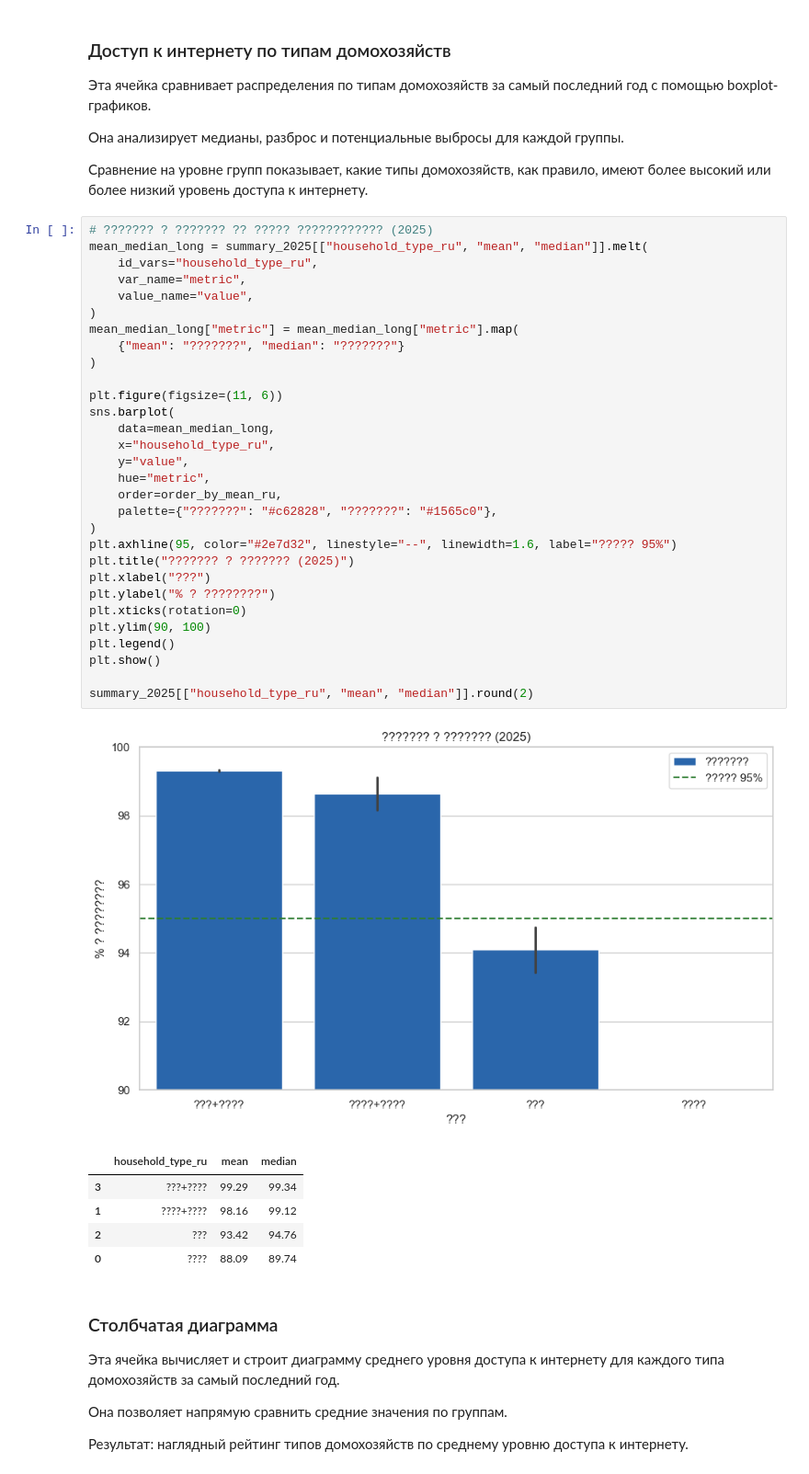
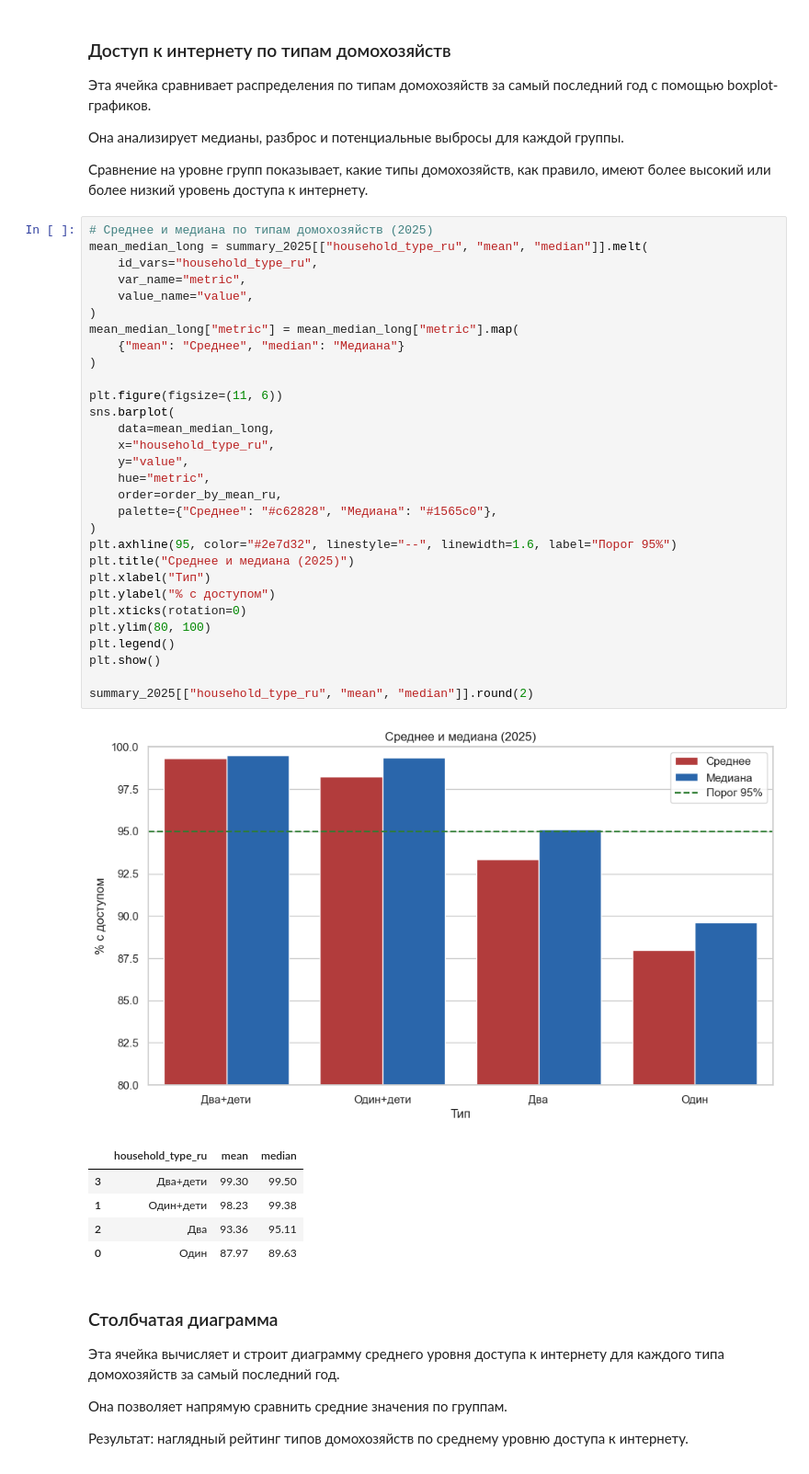
Before and after one commit to slendchat/MStAD, a Jupyter notebook: ind01.ipynb, the cells around one changed output. Shown at 92% size. Cells and saved outputs as stored; diff of their text form.

```diff
--- a/ind01.ipynb
+++ b/ind01.ipynb
@@ -359,42 +380,42 @@ plt.show()
 
 Сравнение на уровне групп показывает, какие типы домохозяйств, как правило, имеют более высокий или более низкий уровень доступа к интернету.
 # %%
-# ??????? ? ??????? ?? ????? ???????????? (2025)
+# Среднее и медиана по типам домохозяйств (2025)
 mean_median_long = summary_2025[["household_type_ru", "mean", "median"]].melt(
     id_vars="household_type_ru",
     var_name="metric",
     value_name="value",
 )
 mean_median_long["metric"] = mean_median_long["metric"].map(
-    {"mean": "???????", "median": "???????"}
+    {"mean": "Среднее", "median": "Медиана"}
 )
 
 plt.figure(figsize=(11, 6))
 sns.barplot(
     data=mean_median_long,
     x="household_type_ru",
     y="value",
     hue="metric",
     order=order_by_mean_ru,
-    palette={"???????": "#c62828", "???????": "#1565c0"},
+    palette={"Среднее": "#c62828", "Медиана": "#1565c0"},
 )
-plt.axhline(95, color="#2e7d32", linestyle="--", linewidth=1.6, label="????? 95%")
-plt.title("??????? ? ??????? (2025)")
-plt.xlabel("???")
-plt.ylabel("% ? ????????")
+plt.axhline(95, color="#2e7d32", linestyle="--", linewidth=1.6, label="Порог 95%")
+plt.title("Среднее и медиана (2025)")
+plt.xlabel("Тип")
+plt.ylabel("% с доступом")
 plt.xticks(rotation=0)
-plt.ylim(90, 100)
+plt.ylim(80, 100)
 plt.legend()
 plt.show()
 
 summary_2025[["household_type_ru", "mean", "median"]].round(2)
 # %% [output]
-[figure, old version]
+[figure, new version]
 |  | household_type_ru | mean | median |
-| 3 | ???+???? | 99.29 | 99.34 |
-| 1 | ????+???? | 98.16 | 99.12 |
-| 2 | ??? | 93.42 | 94.76 |
-| 0 | ???? | 88.09 | 89.74 |
+| 3 | Два+дети | 99.30 | 99.50 |
+| 1 | Один+дети | 98.23 | 99.38 |
+| 2 | Два | 93.36 | 95.11 |
+| 0 | Один | 87.97 | 89.63 |
 # %% [markdown]
 ### Столбчатая диаграмма
 Эта ячейка вычисляет и строит диаграмму среднего уровня доступа к интернету для каждого типа домохозяйств за самый последний год.
```
Also changed, not shown: parts of 17 cells of this notebook.
